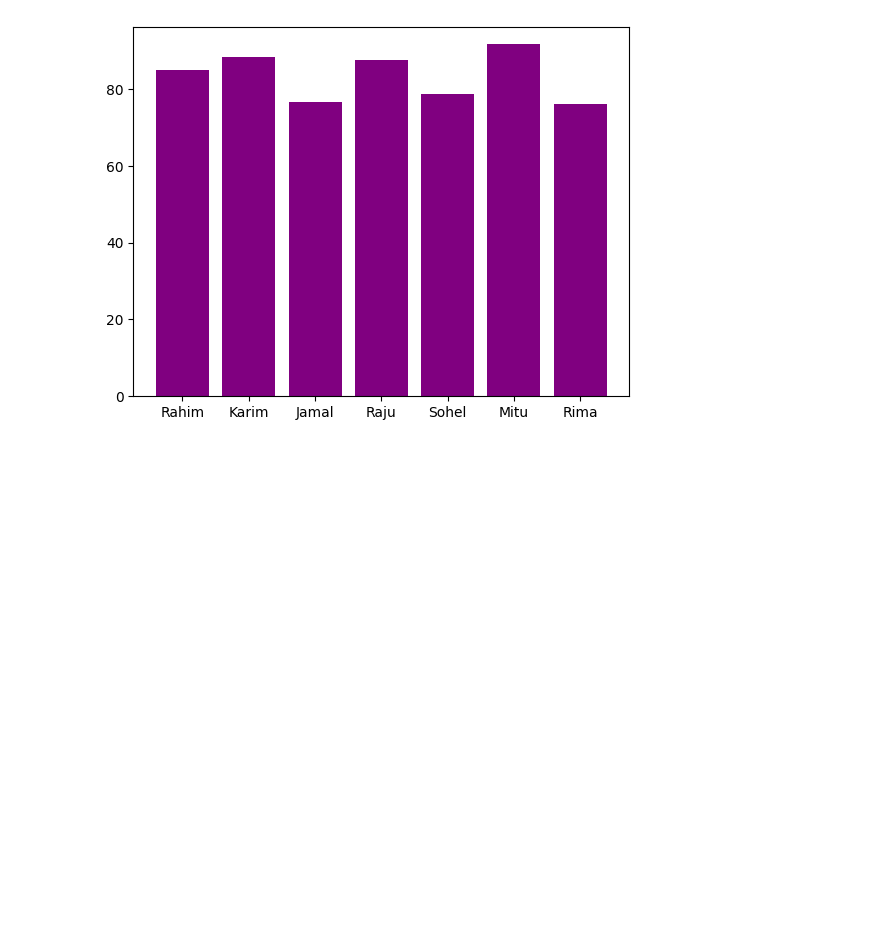
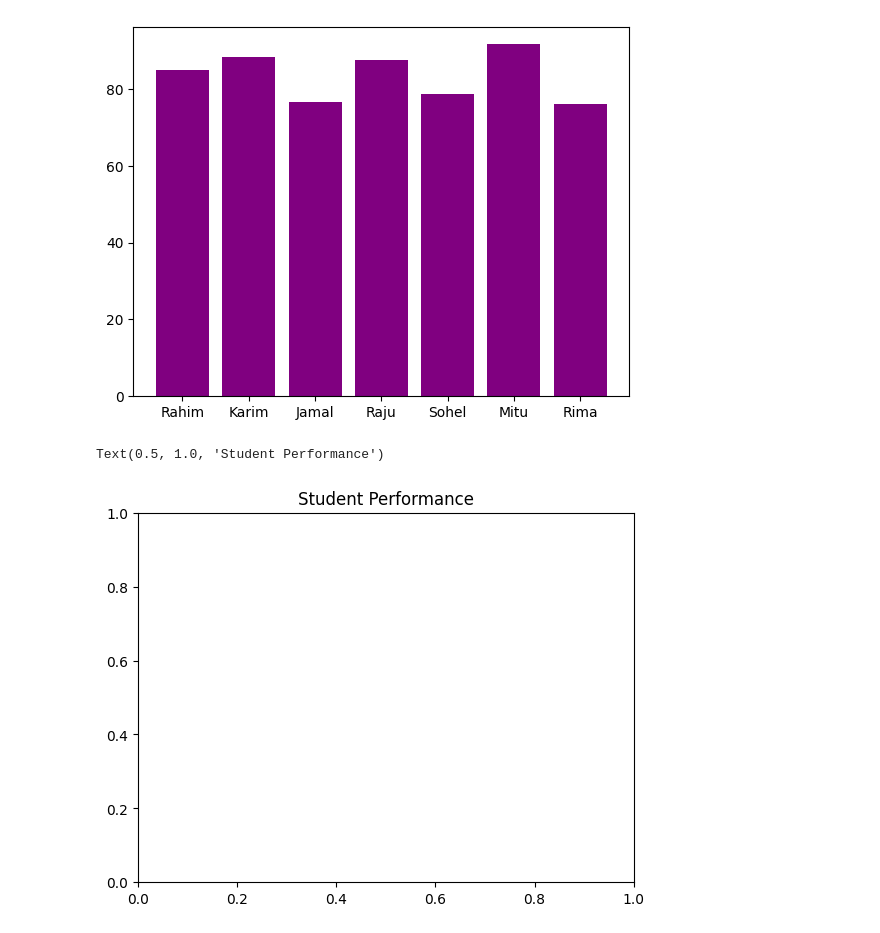
Before and after one commit to Rahmatul-Rovi/Machine-Learning-Practice, a Jupyter notebook: Mini_Project.ipynb, the cells around one changed output. Drawn from its saved outputs; the diff is of its cells as text; code cells hidden in the pictures; blank space fills up the shorter version.

```diff
--- a/Mini_Project.ipynb
+++ b/Mini_Project.ipynb
@@ -68,3 +68,8 @@ plt.bar(df["Name"], df["Average"], color="purple")
 # %% [output]
 <BarContainer object of 7 artists>
 [figure]
+# %%
+plt.title("Student Performance")
+# %% [output]
+Text(0.5, 1.0, 'Student Performance')
+[figure, added]
```
Also changed, not shown: parts of 1 cell of this notebook.
